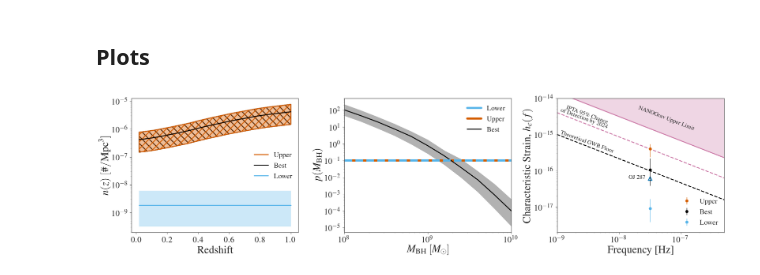
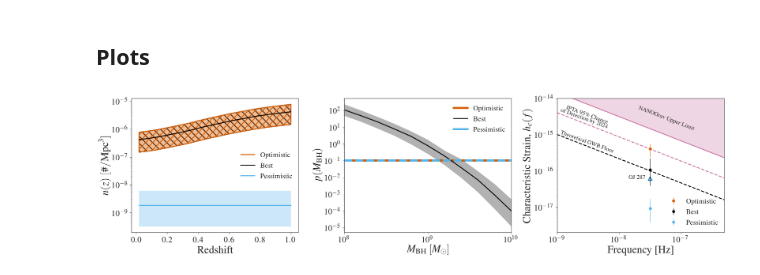
Before and after one commit to kpardo/J1010_1413_gws, a Jupyter notebook: gwb_calculation.ipynb, the cells around one changed output. Cells and saved outputs as stored; diff of their text form; code cells hidden in the pictures.

Commit message:
changed legend labels

```diff
--- a/gwb_calculation.ipynb
+++ b/gwb_calculation.ipynb
@@ -373,11 +373,11 @@ zlen = len(zqso[zmask])
 ##### Number density v redshift
 ax[0].fill_between(zqso[zmask], nd_2[0][zmask], nd_2[2][zmask], edgecolor='black',hatch='\\', linewidth=3, facecolor='none')
 ax[0].fill_between(zqso[zmask], nd_2[0][zmask], nd_2[2][zmask], edgecolor=cs[2], facecolor='none', linewidth=3, hatch='/')
-ax[0].plot(zqso[zmask], nd_2[1][zmask], color=cs[2],label='Upper', linewidth=3)
+ax[0].plot(zqso[zmask], nd_2[1][zmask], color=cs[2],label='Optimistic', linewidth=3)
 ax[0].fill_between(zqso[zmask], nd_2[0][zmask], nd_2[2][zmask], color=cs[2], alpha=0.4)
 ax[0].plot(zqso[zmask], nd_2[1][zmask], color='black', linestyle='solid', label='Best', linewidth=3)
 ax[0].fill_between(zqso[zmask], nd_2[0][zmask], nd_2[2][zmask], color='none', edgecolor='black', hatch='\\')
-ax[0].plot(zqso[zmask], nd_1[1]*np.ones((zlen)),c=cs[5], label='Lower', linewidth=3)
+ax[0].plot(zqso[zmask], nd_1[1]*np.ones((zlen)),c=cs[5], label='Pessimistic', linewidth=3)
 ax[0].fill_between(zqso[zmask], nd_1[0]*np.ones((zlen)), nd_1[2]*np.ones((zlen)), color=cs[5], alpha=0.3)
 ax[0].legend(fontsize=legendfsize)
 ax[0].set_yscale('log')
@@ -386,8 +386,8 @@ ax[0].set_ylabel(r'$n(z)\ [\rm{\#/Mpc}^3]$',fontsize=fsize)
 
 ##### pdf for mass
 logMwidth = np.log10(DeltaM.value)
-ax[1].plot(mass, 1./logMwidth*np.ones((len(mass))), color=cs[5], label='Lower', linewidth=7)
-ax[1].plot(mass, 1./logMwidth*np.ones((len(mass))), color=cs[2],label='Upper', linewidth=7)
+ax[1].plot(mass, 1./logMwidth*np.ones((len(mass))), color=cs[5], label='Pessimistic', linewidth=7)
+ax[1].plot(mass, 1./logMwidth*np.ones((len(mass))), color=cs[2],label='Optimistic', linewidth=7)
 ax[1].plot(mass, nmbh,
                color='black', label='Best', linewidth=3)
 ax[1].fill_between(mass,nmbh_l, nmbh_h, color='black',
@@ -395,34 +395,36 @@ ax[1].fill_between(mass,nmbh_l, nmbh_h, color='black',
 
 ax[1].plot(mass, 1./logMwidth*np.ones((len(mass))), color=cs[5], linestyle='dashed', linewidth=7)
 ax[1].set_xlabel(r'$M_{\rm{BH}}\ [M_{\odot}]$',fontsize=fsize)
 ax[1].set_ylabel(r'$p(M_{\rm{BH}})$',fontsize=fsize);
 ax[1].set_xscale('log')
 ax[1].set_yscale('log')
 ax[1].set_xlim([1e8, 1e10])
-ax[1].legend(fontsize=legendfsize)
+handles, labels = ax[1].get_legend_handles_labels()
+order = [1,2,0]
+ax[1].legend([handles[idx] for idx in order],[labels[idx] for idx in order],fontsize=legendfsize)
 
 # ##### LIMITS
 ax[2].loglog(freq, ptalimit, color=cs[3],linewidth=3)
 ax[2].loglog(freq, 1.e-16*(freq/fidhz)**(-2./3.), color='black', linestyle='dashed',  linewidth=3)
 ax[2].text(1.1e-9, 1.05e-15,'Theoretical GWB Floor', fontsize=fsize2, rotation=-20);
-ax[2].errorbar(fidhz.value, hc_2, yerr=[[(hc_2-hc_2_l)], [(hc_2_h-hc_2)]], fmt='o', color=cs[2],markersize=10, label='Upper')
+ax[2].errorbar(fidhz.value, hc_2, yerr=[[(hc_2-hc_2_l)], [(hc_2_h-hc_2)]], fmt='o', color=cs[2],markersize=10, label='Optimistic')
 ax[2].errorbar(fidhz.value, hc_3, yerr=[[(hc_3-hc_3_l)],[(hc_3_h-hc_3)]], fmt='o',markersize=10, color='black',
              label='Best')
 ax[2].errorbar(fidhz.value, hc_1[1],yerr=[[hc_1[1]-hc_1[0]],[hc_1[2]-hc_1[1]]], fmt='o',
-             markersize=10, color=cs[5], label='Lower')
+             markersize=10, color=cs[5], label='Pessimistic')
 ax[2].loglog(freq, iptafuturelimit, c=cs[3],linewidth=3, linestyle='dashed')
 ax[2].text(1.1e-9, 4.3e-15, r'IPTA 95\% Chance\\ of Detection by 2024', rotation=-20,fontsize=fsize2)
 ax[2].scatter(fidhz.value, 6.1e-17, color=cs[0], marker='^', s=150, facecolor='none', linewidth=3)
 ax[2].text(fidhz.value-1.75e-8, 6.01e-17, 'OJ 287', fontsize=fsize2)
 ax[2].fill_between(freq, ptalimit, 1.e-12*np.ones(len(freq)),alpha=0.3, color=cs[3])
 ax[2].annotate('NANOGrav Upper Limit', xy=(2e-8, 5.e-15), rotation=-21,fontsize=fsize2)
 # ax[2].legend(loc='lower right', frameon=True, framealpha=1.0, edgecolor='black', fontsize=legendfsize)
 ax[2].legend(loc='lower right',fontsize=legendfsize)
 ax[2].set_xlabel(r'Frequency [Hz]',fontsize=fsize)
 ax[2].set_ylabel(r'Characteristic Strain, $h_c(f)$',fontsize=fsize)
 ax[2].set_xlim([1.e-9, 5.e-7])
 ax[2].set_ylim([2.e-18, 1.e-14])
 plt.tight_layout()
 plt.savefig('stochasticgwb_limits_3panel.png', dpi=500)
 # %% [output]
-[figure, old version]
+[figure, new version]
```
